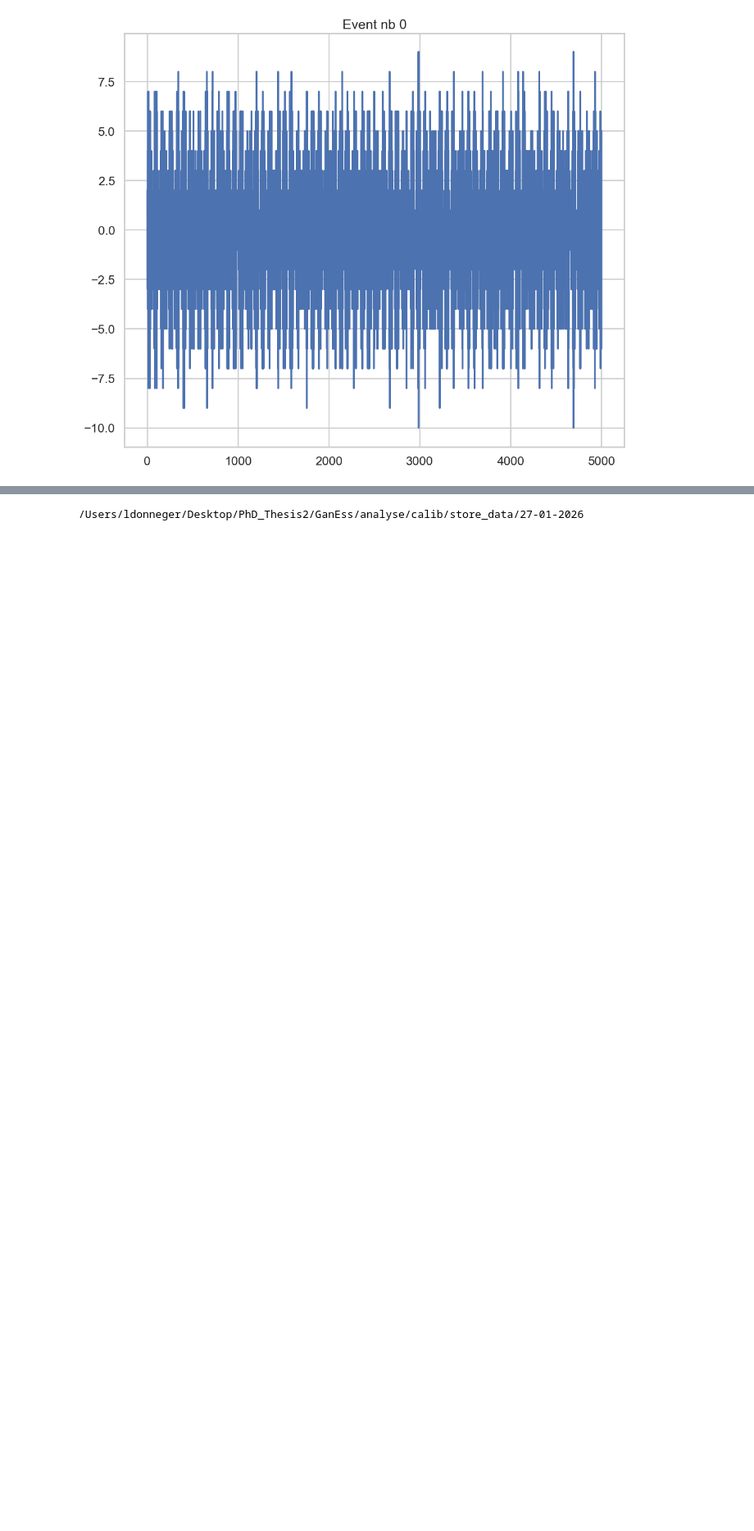
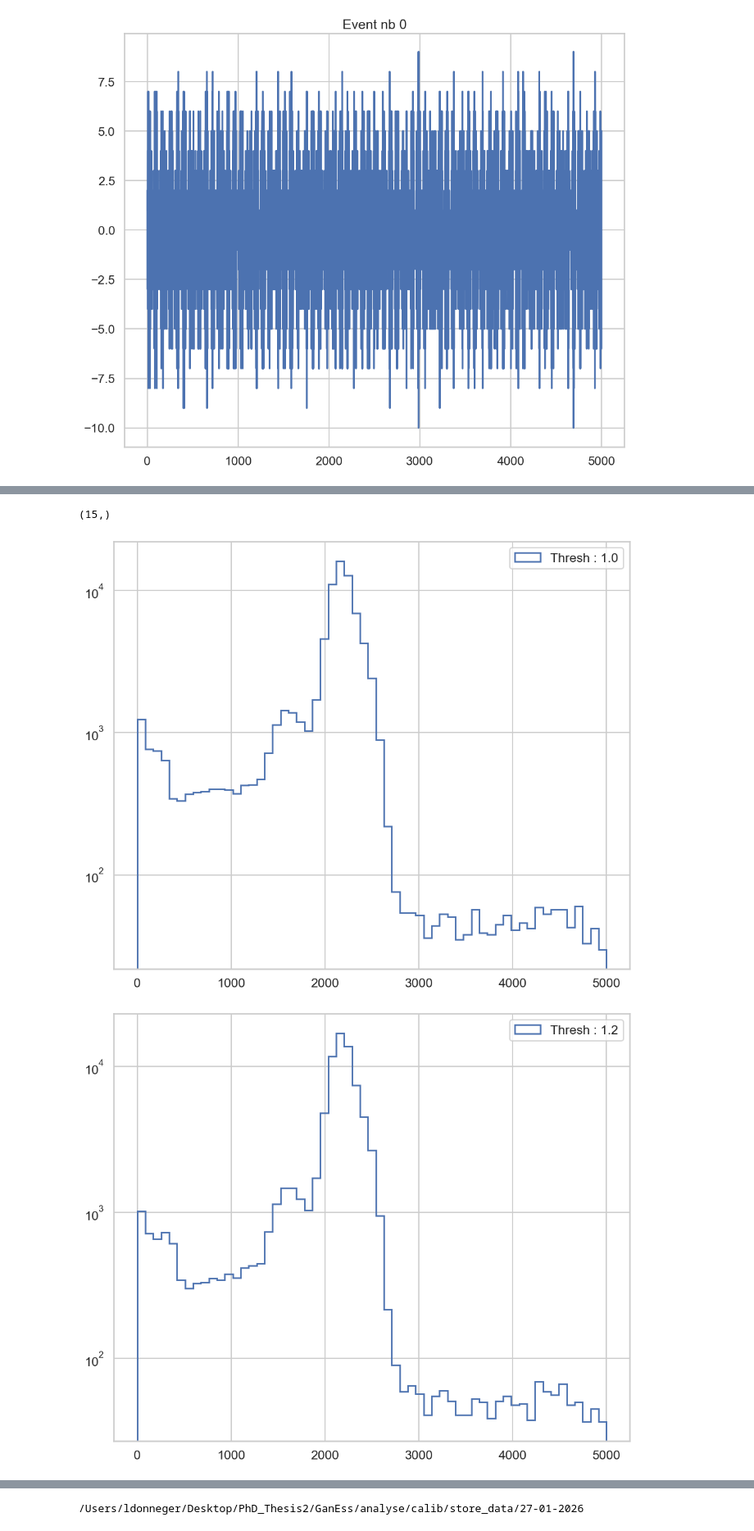
Before and after one commit to ludophys/PhD_Thesis2, a Jupyter notebook: GanEss/analyse/Raw_WF_noise_study.ipynb, the cells around one changed output, grey strips where cells are left out. Shown at 82% size. Drawn from its saved outputs; the diff is of its cells as text; code cells hidden in the pictures; blank space fills up the shorter version.

```diff
--- a/GanEss/analyse/Raw_WF_noise_study.ipynb
+++ b/GanEss/analyse/Raw_WF_noise_study.ipynb
@@ -963,0 +1046,12 @@ thresh_den is : 1.5
+# %%
+print(np.shape(charge_histos))
+
+for i in range(len(charge_histos)):
+    plt.hist(charge_histos[i], bins=enebins, label=f'Thresh : {thresh_denoiseds[i]}', alpha=1, histtype='step', lw=2)
+    plt.yscale('log')
+    plt.legend()
+    plt.show()
+# %% [output]
+(15,)
+[figure, added]
+[figure, added]
```
Also changed, not shown: parts of 12 cells of this notebook.
